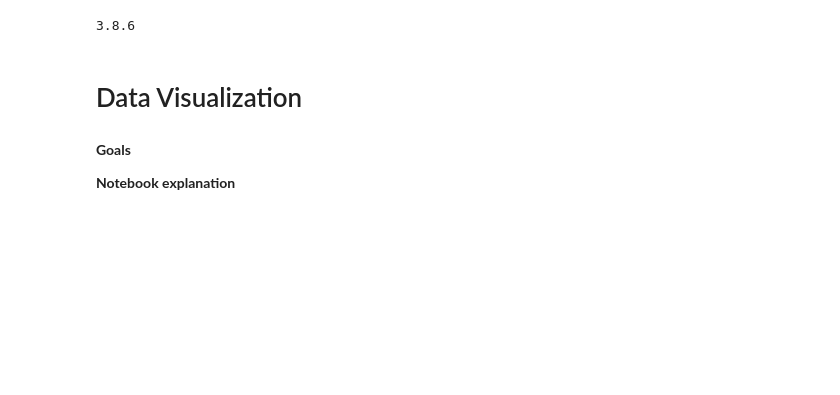
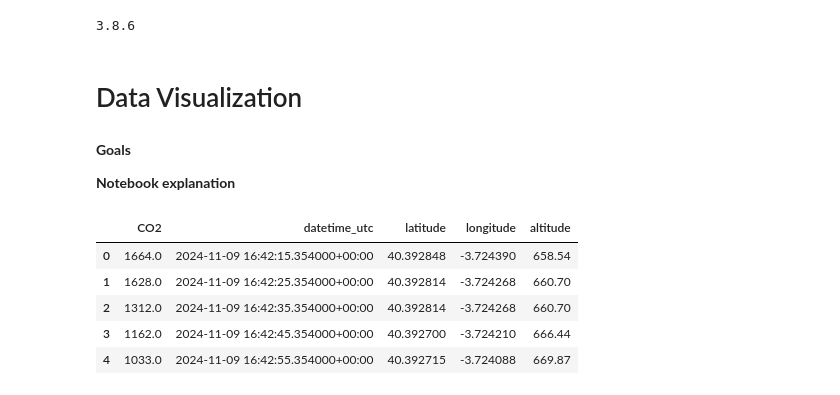
Before and after one commit to agarcialo/co2_madrid, a Jupyter notebook: 02_data_visualization.ipynb, the cells around one changed output. Drawn from its saved outputs; the diff is of its cells as text; code cells hidden in the pictures; blank space fills up the shorter version.

```diff
--- a/02_data_visualization.ipynb
+++ b/02_data_visualization.ipynb
@@ -23,3 +23,12 @@ print(python_version())
 # %%
 # load merged data (sensor data + tracking data)
 df = pd.read_pickle('data/02_merged/merged_data.pkl')
+# %%
+df.head(5)
+# %% [output]
+|  | CO2 | datetime_utc | latitude | longitude | altitude |
+| 0 | 1664.0 | 2024-11-09 16:42:15.354000+00:00 | 40.392848 | -3.724390 | 658.54 |
+| 1 | 1628.0 | 2024-11-09 16:42:25.354000+00:00 | 40.392814 | -3.724268 | 660.70 |
+| 2 | 1312.0 | 2024-11-09 16:42:35.354000+00:00 | 40.392814 | -3.724268 | 660.70 |
+| 3 | 1162.0 | 2024-11-09 16:42:45.354000+00:00 | 40.392700 | -3.724210 | 666.44 |
+| 4 | 1033.0 | 2024-11-09 16:42:55.354000+00:00 | 40.392715 | -3.724088 | 669.87 |
```
Also changed, not shown: parts of 7 cells of this notebook, 1 other file.
